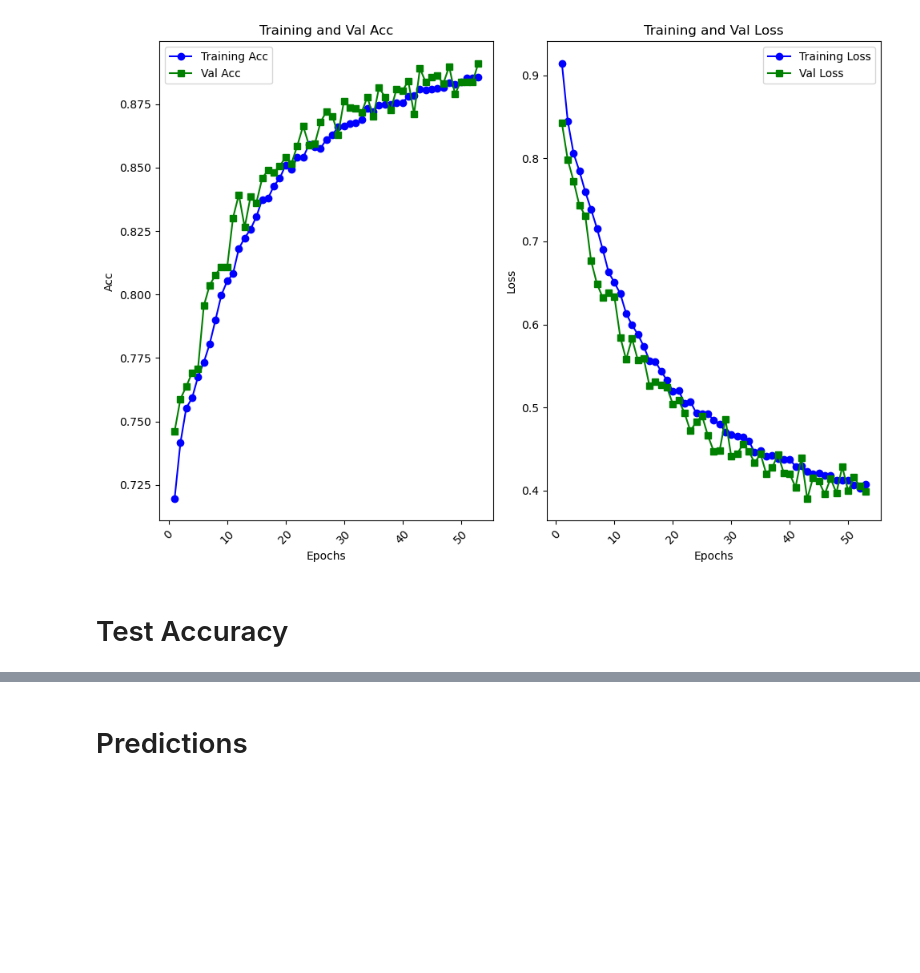
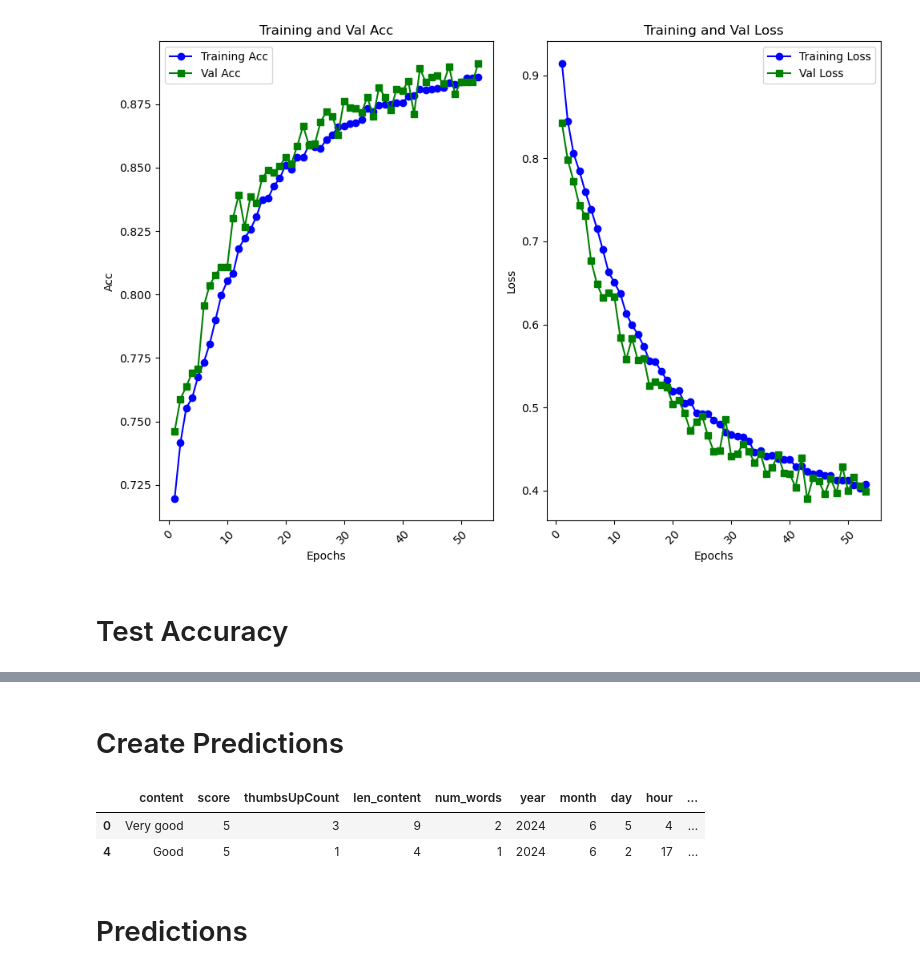
Before and after one commit to MaukanMir/NLP-Facebook-Reviews, a Jupyter notebook: training.ipynb, the cells around one changed output, grey strips where cells are left out. Drawn from its saved outputs; the diff is of its cells as text; code cells hidden in the pictures; blank space fills up the shorter version.

```diff
--- a/training.ipynb
+++ b/training.ipynb
@@ -417,3 +418,13 @@ print(f"The Loss is: {loss}, Test Acc: {test_acc}")
+# %% [markdown]
+# Create Predictions
+# %%
+pred_data = []
+for i in range(1, NUM_LABELS+1):
+  pred_data.append(df[df["tokenize_score"] == i ][:1]["tokenize_content"])
+# %% [output]
+|  | content | score | thumbsUpCount | len_content | num_words | year | month | day | hour | ... |
+| 0 | Very good | 5 | 3 | 9 | 2 | 2024 | 6 | 5 | 4 | ... |
+| 4 | Good | 5 | 1 | 4 | 1 | 2024 | 6 | 2 | 17 | ... |
 # %% [markdown]
 # Predictions
 # %%
```
Also changed, not shown: parts of 5 cells of this notebook.
